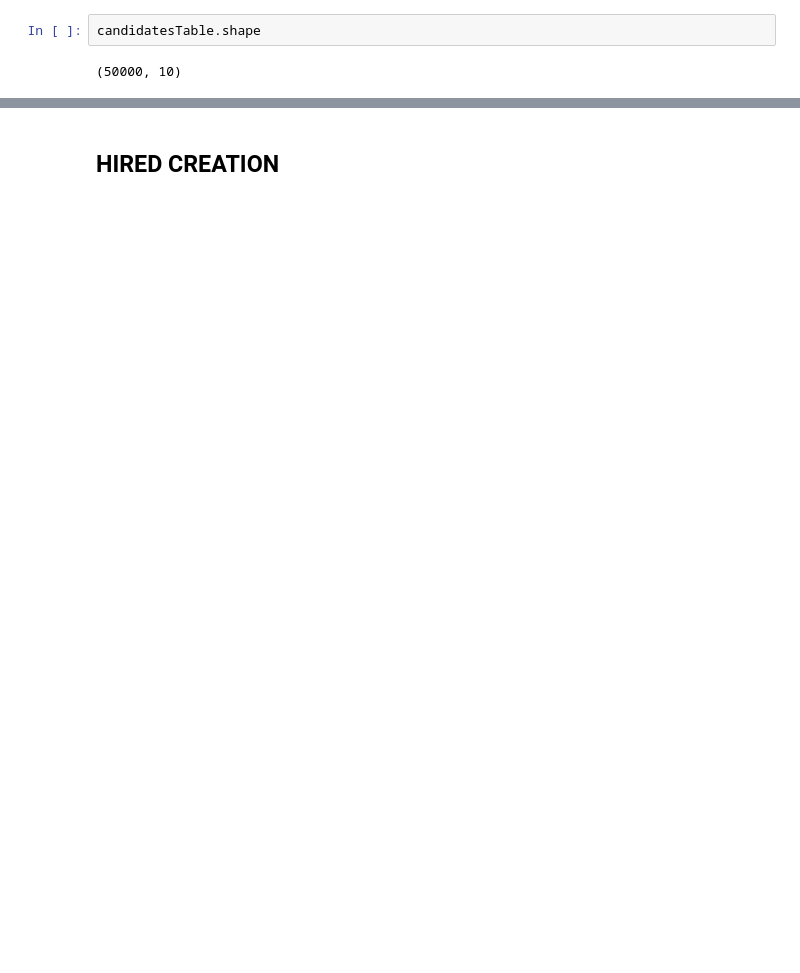
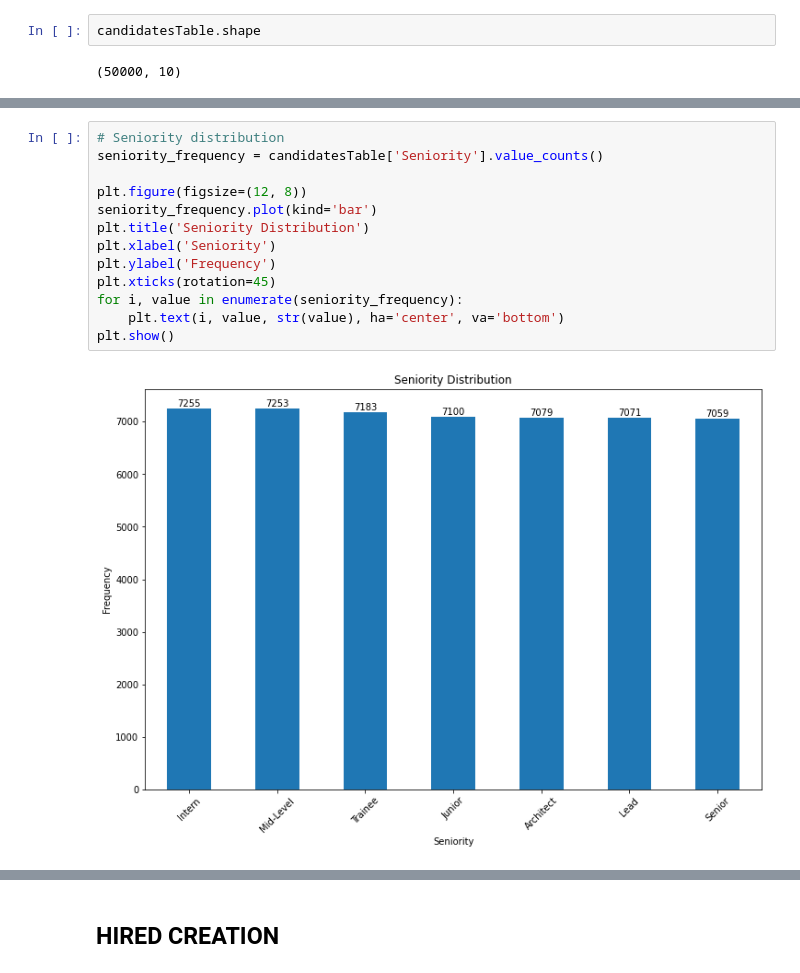
Before and after one commit to EmmanuelQuintero/WorkShop1, a Jupyter notebook: workshop.ipynb, the cells around one changed output, grey strips where cells are left out. Cells and saved outputs as stored; diff of their text form; blank space fills up the shorter version.

```diff
--- a/workshop.ipynb
+++ b/workshop.ipynb
@@ -123,0 +169,15 @@ NameError: name 'candidatesTable' is not defined
+# %%
+# Seniority distribution
+seniority_frequency = candidatesTable['Seniority'].value_counts()
+
+plt.figure(figsize=(12, 8))
+seniority_frequency.plot(kind='bar')
+plt.title('Seniority Distribution')
+plt.xlabel('Seniority')
+plt.ylabel('Frequency')
+plt.xticks(rotation=45)
+for i, value in enumerate(seniority_frequency):
+    plt.text(i, value, str(value), ha='center', va='bottom')
+plt.show()
+# %% [output]
+[figure, added]
```
Also changed, not shown: parts of 18 cells of this notebook, 1 other file.
